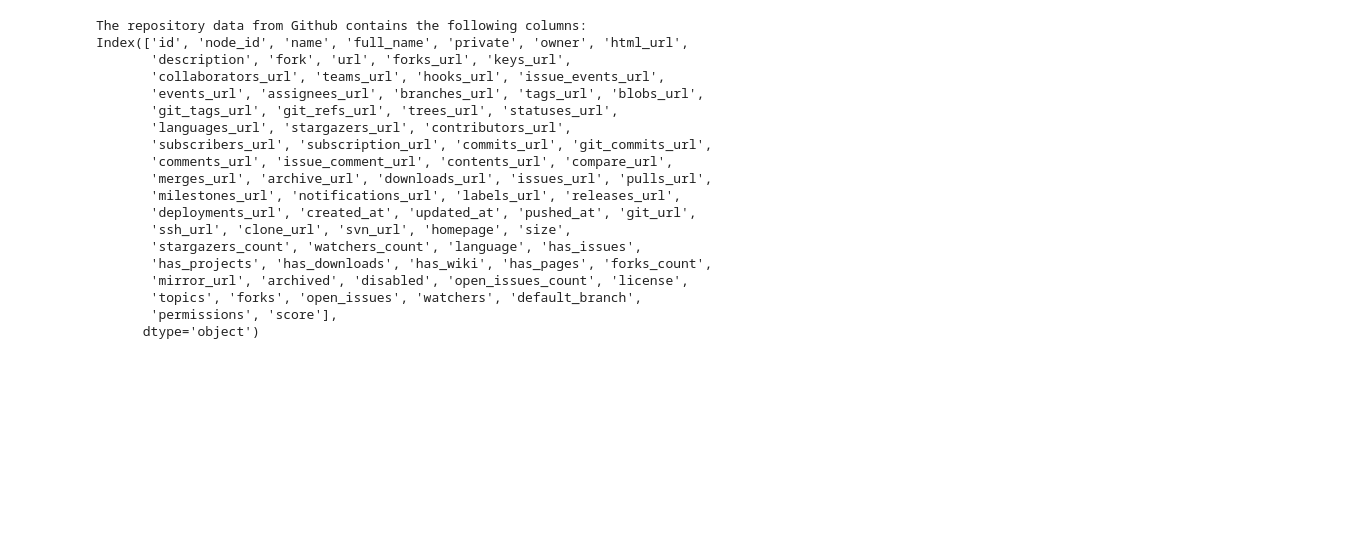
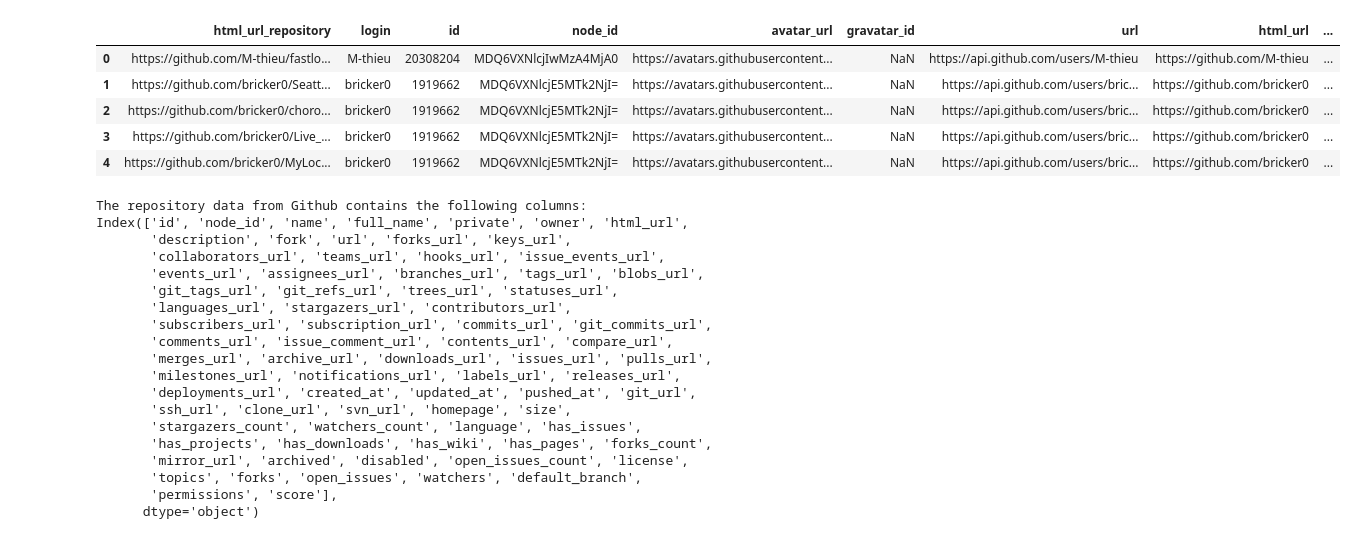
Before and after one commit to UtrechtUniversity/SWORDS-UU, a Jupyter notebook: repository_collection/repo_analysis.ipynb, the cells around one changed output. Cells and saved outputs as stored; diff of their text form; code cells hidden in the pictures; blank space fills up the shorter version.

```diff
--- a/repository_collection/repo_analysis.ipynb
+++ b/repository_collection/repo_analysis.ipynb
@@ -18,3 +42,12 @@ repos.head()[0:10]
+# %%
+contributors.head()
+# %% [output]
+|  | html_url_repository | login | id | node_id | avatar_url | gravatar_id | url | html_url | ... |
+| 0 | https://github.com/M-thieu/fastlo... | M-thieu | 20308204 | MDQ6VXNlcjIwMzA4MjA0 | https://avatars.githubusercontent... | NaN | https://api.github.com/users/M-thieu | https://github.com/M-thieu | ... |
+| 1 | https://github.com/bricker0/Seatt... | bricker0 | 1919662 | MDQ6VXNlcjE5MTk2NjI= | https://avatars.githubusercontent... | NaN | https://api.github.com/users/bric... | https://github.com/bricker0 | ... |
+| 2 | https://github.com/bricker0/choro... | bricker0 | 1919662 | MDQ6VXNlcjE5MTk2NjI= | https://avatars.githubusercontent... | NaN | https://api.github.com/users/bric... | https://github.com/bricker0 | ... |
+| 3 | https://github.com/bricker0/Live_... | bricker0 | 1919662 | MDQ6VXNlcjE5MTk2NjI= | https://avatars.githubusercontent... | NaN | https://api.github.com/users/bric... | https://github.com/bricker0 | ... |
+| 4 | https://github.com/bricker0/MyLoc... | bricker0 | 1919662 | MDQ6VXNlcjE5MTk2NjI= | https://avatars.githubusercontent... | NaN | https://api.github.com/users/bric... | https://github.com/bricker0 | ... |
 # %%
 print("The repository data from Github contains the following columns:")
 print(repos.columns)
```
Also changed, not shown: parts of 28 cells of this notebook.
